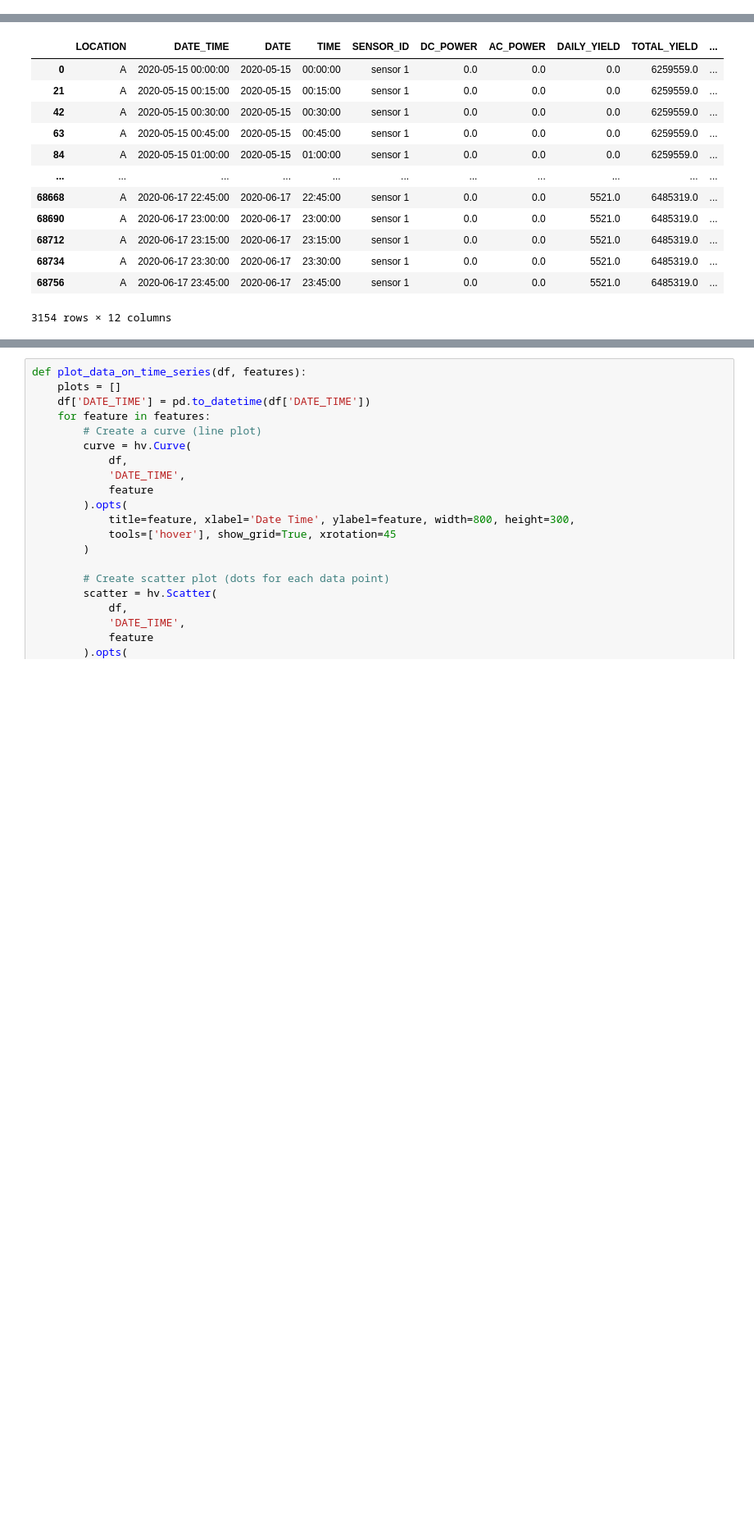
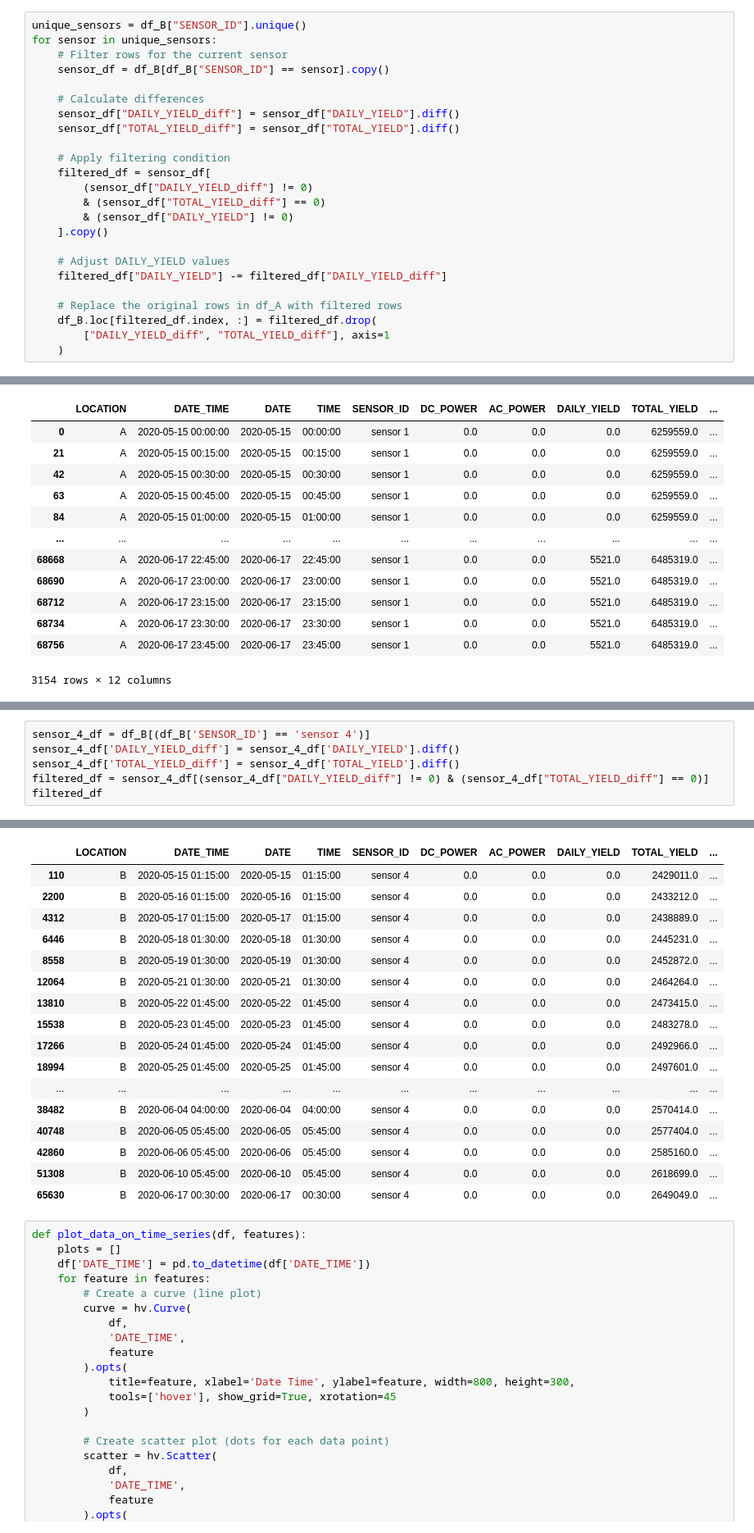
Before and after one commit to AkinduH/SLIIT-Datathon-2024, a Jupyter notebook: Exploratory_Data_Analysis.ipynb, the cells around one changed output, grey strips where cells are left out. Shown at 82% size. Saved outputs shown, nothing was run; the diff lists cells and outputs as text; blank space fills up the shorter version.

```diff
--- a/Exploratory_Data_Analysis.ipynb
+++ b/Exploratory_Data_Analysis.ipynb
@@ -17,3 +41,27 @@ df_B = pd.read_csv("Datasets\df_B.csv")
+# %%
+unique_sensors = df_B["SENSOR_ID"].unique()
+for sensor in unique_sensors:
+    # Filter rows for the current sensor
+    sensor_df = df_B[df_B["SENSOR_ID"] == sensor].copy()
+
+    # Calculate differences
+    sensor_df["DAILY_YIELD_diff"] = sensor_df["DAILY_YIELD"].diff()
+    sensor_df["TOTAL_YIELD_diff"] = sensor_df["TOTAL_YIELD"].diff()
+
+    # Apply filtering condition
+    filtered_df = sensor_df[
+        (sensor_df["DAILY_YIELD_diff"] != 0)
+        & (sensor_df["TOTAL_YIELD_diff"] == 0)
+        & (sensor_df["DAILY_YIELD"] != 0)
+    ].copy()
+
+    # Adjust DAILY_YIELD values
+    filtered_df["DAILY_YIELD"] -= filtered_df["DAILY_YIELD_diff"]
+
+    # Replace the original rows in df_A with filtered rows
+    df_B.loc[filtered_df.index, :] = filtered_df.drop(
+        ["DAILY_YIELD_diff", "TOTAL_YIELD_diff"], axis=1
+    )
 # %%
 sensor_1_df = df_A[(df_A['SENSOR_ID'] == 'sensor 1')]
 sensor_1_df
@@ -33,0 +104,7 @@ sensor_1_df
+# %%
+sensor_4_df = df_B[(df_B['SENSOR_ID'] == 'sensor 4')]
+sensor_4_df['DAILY_YIELD_diff'] = sensor_4_df['DAILY_YIELD'].diff()
+sensor_4_df['TOTAL_YIELD_diff'] = sensor_4_df['TOTAL_YIELD'].diff()
+filtered_df = sensor_4_df[(sensor_4_df["DAILY_YIELD_diff"] != 0) & (sensor_4_df["TOTAL_YIELD_diff"] == 0)]
+filtered_df
+# %% [output]
@@ -34,3 +121,20 @@ sensor_1_df
+|  | LOCATION | DATE_TIME | DATE | TIME | SENSOR_ID | DC_POWER | AC_POWER | DAILY_YIELD | TOTAL_YIELD | ... |
+| 110 | B | 2020-05-15 01:15:00 | 2020-05-15 | 01:15:00 | sensor 4 | 0.0 | 0.0 | 0.0 | 2429011.0 | ... |
+| 2200 | B | 2020-05-16 01:15:00 | 2020-05-16 | 01:15:00 | sensor 4 | 0.0 | 0.0 | 0.0 | 2433212.0 | ... |
+| 4312 | B | 2020-05-17 01:15:00 | 2020-05-17 | 01:15:00 | sensor 4 | 0.0 | 0.0 | 0.0 | 2438889.0 | ... |
+| 6446 | B | 2020-05-18 01:30:00 | 2020-05-18 | 01:30:00 | sensor 4 | 0.0 | 0.0 | 0.0 | 2445231.0 | ... |
+| 8558 | B | 2020-05-19 01:30:00 | 2020-05-19 | 01:30:00 | sensor 4 | 0.0 | 0.0 | 0.0 | 2452872.0 | ... |
+| 12064 | B | 2020-05-21 01:30:00 | 2020-05-21 | 01:30:00 | sensor 4 | 0.0 | 0.0 | 0.0 | 2464264.0 | ... |
+| 13810 | B | 2020-05-22 01:45:00 | 2020-05-22 | 01:45:00 | sensor 4 | 0.0 | 0.0 | 0.0 | 2473415.0 | ... |
+| 15538 | B | 2020-05-23 01:45:00 | 2020-05-23 | 01:45:00 | sensor 4 | 0.0 | 0.0 | 0.0 | 2483278.0 | ... |
+| 17266 | B | 2020-05-24 01:45:00 | 2020-05-24 | 01:45:00 | sensor 4 | 0.0 | 0.0 | 0.0 | 2492966.0 | ... |
+| 18994 | B | 2020-05-25 01:45:00 | 2020-05-25 | 01:45:00 | sensor 4 | 0.0 | 0.0 | 0.0 | 2497601.0 | ... |
+| ... | ... | ... | ... | ... | ... | ... | ... | ... | ... | ... |
+| 38482 | B | 2020-06-04 04:00:00 | 2020-06-04 | 04:00:00 | sensor 4 | 0.0 | 0.0 | 0.0 | 2570414.0 | ... |
+| 40748 | B | 2020-06-05 05:45:00 | 2020-06-05 | 05:45:00 | sensor 4 | 0.0 | 0.0 | 0.0 | 2577404.0 | ... |
+| 42860 | B | 2020-06-06 05:45:00 | 2020-06-06 | 05:45:00 | sensor 4 | 0.0 | 0.0 | 0.0 | 2585160.0 | ... |
+| 51308 | B | 2020-06-10 05:45:00 | 2020-06-10 | 05:45:00 | sensor 4 | 0.0 | 0.0 | 0.0 | 2618699.0 | ... |
+| 65630 | B | 2020-06-17 00:30:00 | 2020-06-17 | 00:30:00 | sensor 4 | 0.0 | 0.0 | 0.0 | 2649049.0 | ... |
 # %%
 def plot_data_on_time_series(df, features):
     plots = []
```
Also changed, not shown: parts of 3 cells of this notebook.
